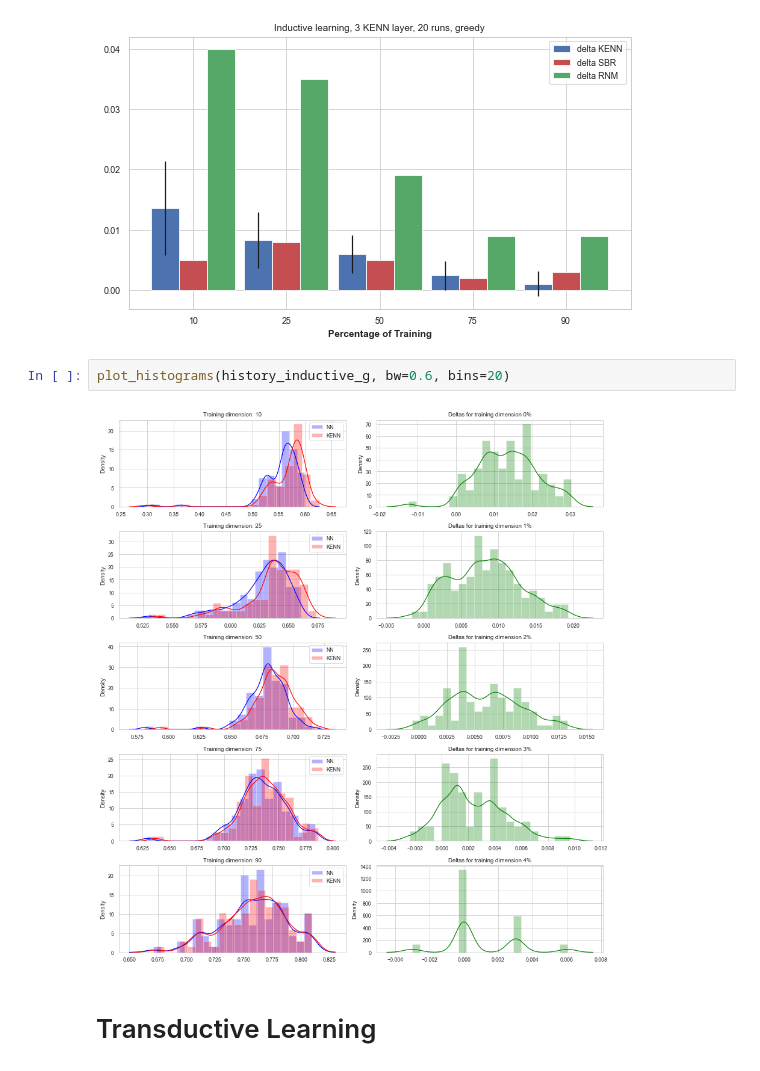
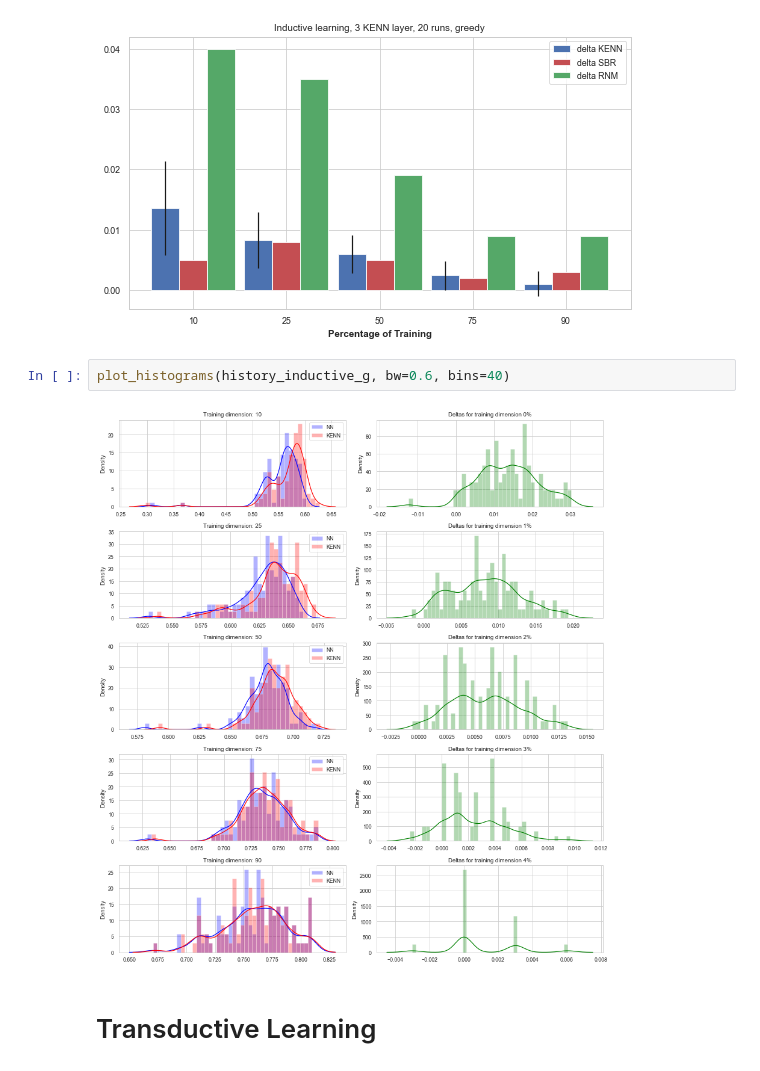
Before and after one commit to rmazzier/KENN-Citeseer-Experiments, a Jupyter notebook: final_results.ipynb, the cells around one changed output. Cells and saved outputs as stored; diff of their text form.

```diff
--- a/final_results.ipynb
+++ b/final_results.ipynb
@@ -82,9 +82,9 @@ Test Accuracy std:      NN = 0.028622; KENN = 0.028586
 [figure]
 [figure]
 # %%
-plot_histograms(history_inductive_g, bw=0.6, bins=20)
+plot_histograms(history_inductive_g, bw=0.6, bins=40)
 # %% [output]
-[figure, old version]
+[figure, new version]
 # %% [markdown]
 # Transductive Learning
 # %% [markdown]
```
Also changed, not shown: parts of 3 cells of this notebook, 2 other files.
